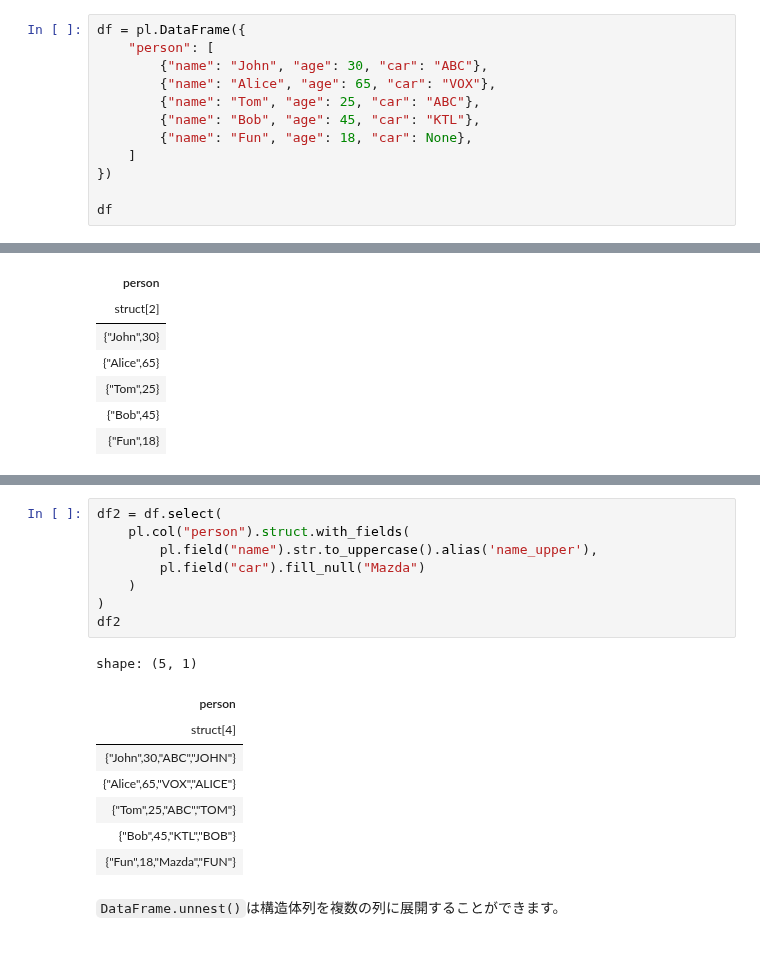
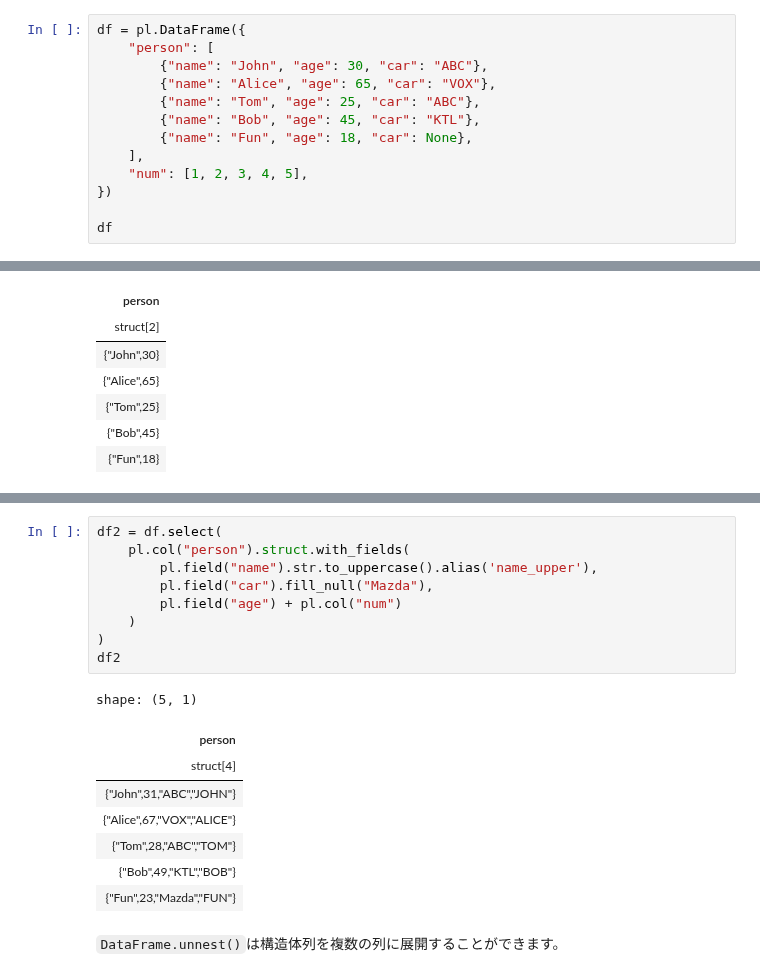
Before and after one commit to ruoyu0088/polars_guide, a Jupyter notebook: polars_guide/020_polars_datatype.ipynb, the cells around one changed output, grey strips where cells are left out. Saved outputs shown, nothing was run; the diff lists cells and outputs as text.

```diff
--- a/polars_guide/020_polars_datatype.ipynb
+++ b/polars_guide/020_polars_datatype.ipynb
@@ -895,7 +931,8 @@ df = pl.DataFrame({
         {"name": "Tom", "age": 25, "car": "ABC"},
         {"name": "Bob", "age": 45, "car": "KTL"},
         {"name": "Fun", "age": 18, "car": None},
-    ]
+    ],
+    "num": [1, 2, 3, 4, 5],
 })
 
 df
@@ -951,20 +988,21 @@ shape: (5, 1)
 # %%
 df2 = df.select(
     pl.col("person").struct.with_fields(
         pl.field("name").str.to_uppercase().alias('name_upper'),
-        pl.field("car").fill_null("Mazda")
+        pl.field("car").fill_null("Mazda"),
+        pl.field("age") + pl.col("num")
     )
 )
 df2
 # %% [output]
 shape: (5, 1)
 | person |
 | struct[4] |
-| {"John",30,"ABC","JOHN"} |
-| {"Alice",65,"VOX","ALICE"} |
-| {"Tom",25,"ABC","TOM"} |
-| {"Bob",45,"KTL","BOB"} |
-| {"Fun",18,"Mazda","FUN"} |
+| {"John",31,"ABC","JOHN"} |
+| {"Alice",67,"VOX","ALICE"} |
+| {"Tom",28,"ABC","TOM"} |
+| {"Bob",49,"KTL","BOB"} |
+| {"Fun",23,"Mazda","FUN"} |
 # %% [markdown]
 `DataFrame.unnest()`は構造体列を複数の列に展開することができます。
 # %%
```
Also changed, not shown: parts of 16 cells of this notebook.
